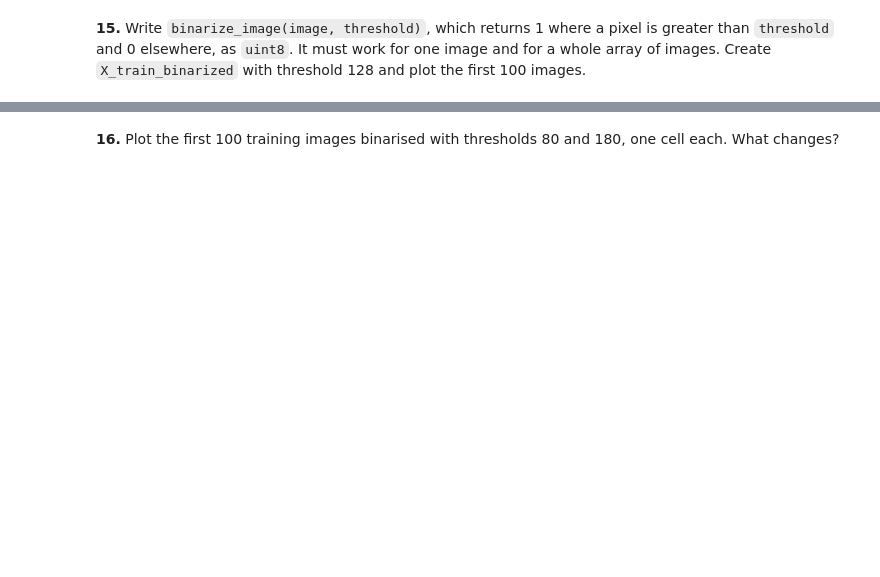
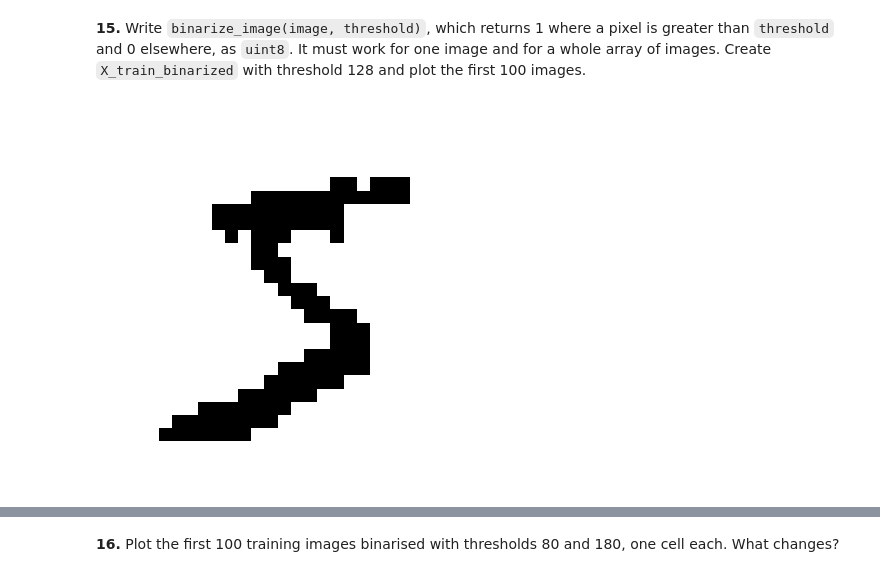
Before and after one commit to DanielGonzalezVega/numpy-mnist, a Jupyter notebook: mnist_numpy.ipynb, the cells around one changed output, grey strips where cells are left out. Saved outputs shown, nothing was run; the diff lists cells and outputs as text; code cells hidden in the pictures; blank space fills up the shorter version.

```diff
--- a/mnist_numpy.ipynb
+++ b/mnist_numpy.ipynb
@@ -162,11 +162,11 @@ X_train_flat , X_test_flat
 **3.** Change `plot_image` so that it accepts both a 28×28 image and a flat row of 784 pixels. Check it with `X_train_flat[0]`.
 # %%
 
-def plot_image(image:np.ndarray)->None:
-    image=image.reshape(28,28)
+def plot_image(image: np.ndarray) -> None:
+    """Plot an MNIST image from either 28x28 or flattened 784 format."""
+    if image.ndim == 1:
+        side = int(np.sqrt(image.size))
+        image = image.reshape(side, side)
     plt.imshow(image, cmap="binary")
     plt.axis("off")
     plt.show()
-
-
-plot_image(X_train_flat[0])
@@ -290,2 +330,10 @@ True
 # %% [markdown]
 **15.** Write `binarize_image(image, threshold)`, which returns 1 where a pixel is greater than `threshold` and 0 elsewhere, as `uint8`. It must work for one image and for a whole array of images. Create `X_train_binarized` with threshold 128 and plot the first 100 images.
+# %%
+def binarize_image(image:np.ndarray,threshold:int)->np.ndarray:
+    return (image > threshold).astype(np.uint8)
+X_train_binarized=binarize_image(X_train,threshold=128)
+# %%
+plot_image(X_train_binarized[0])
+# %% [output]
+[figure, added]
```
Also changed, not shown: parts of 27 cells of this notebook.
